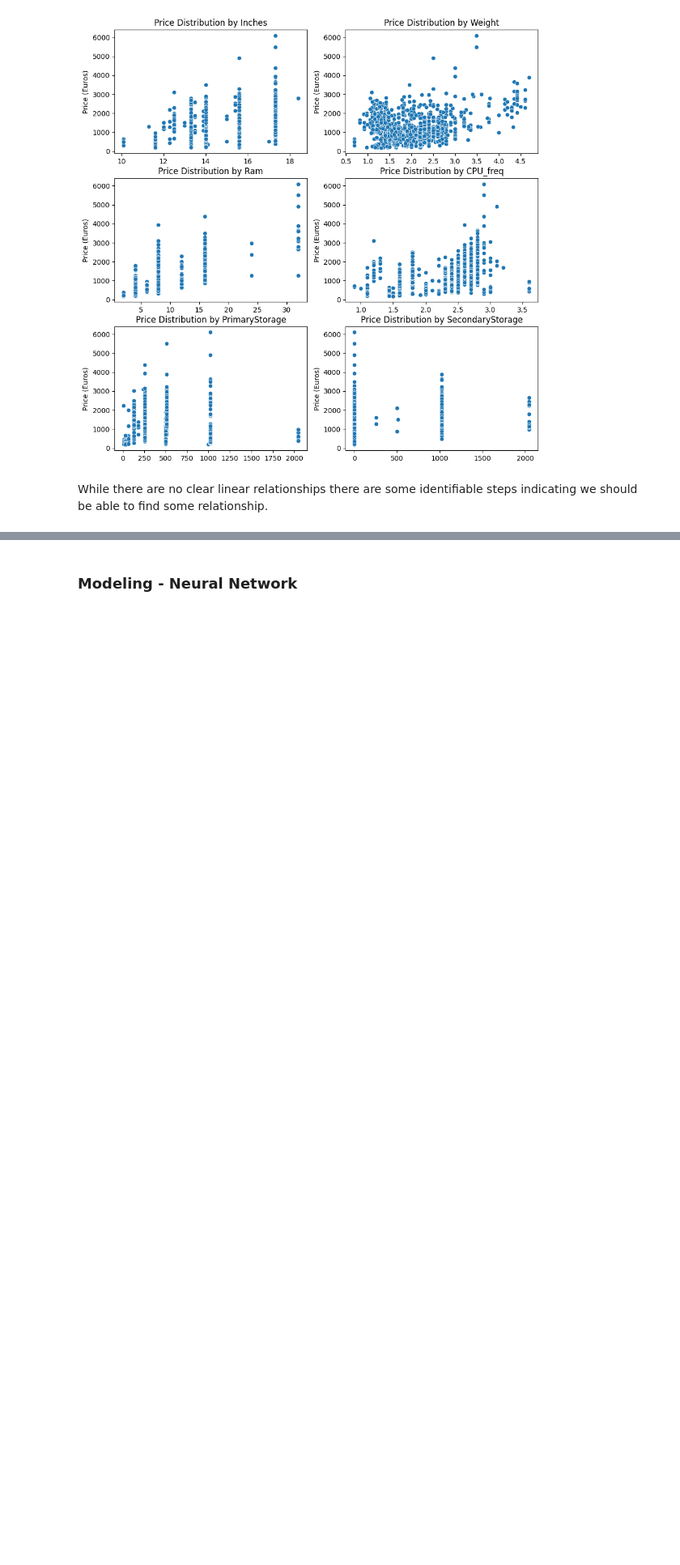
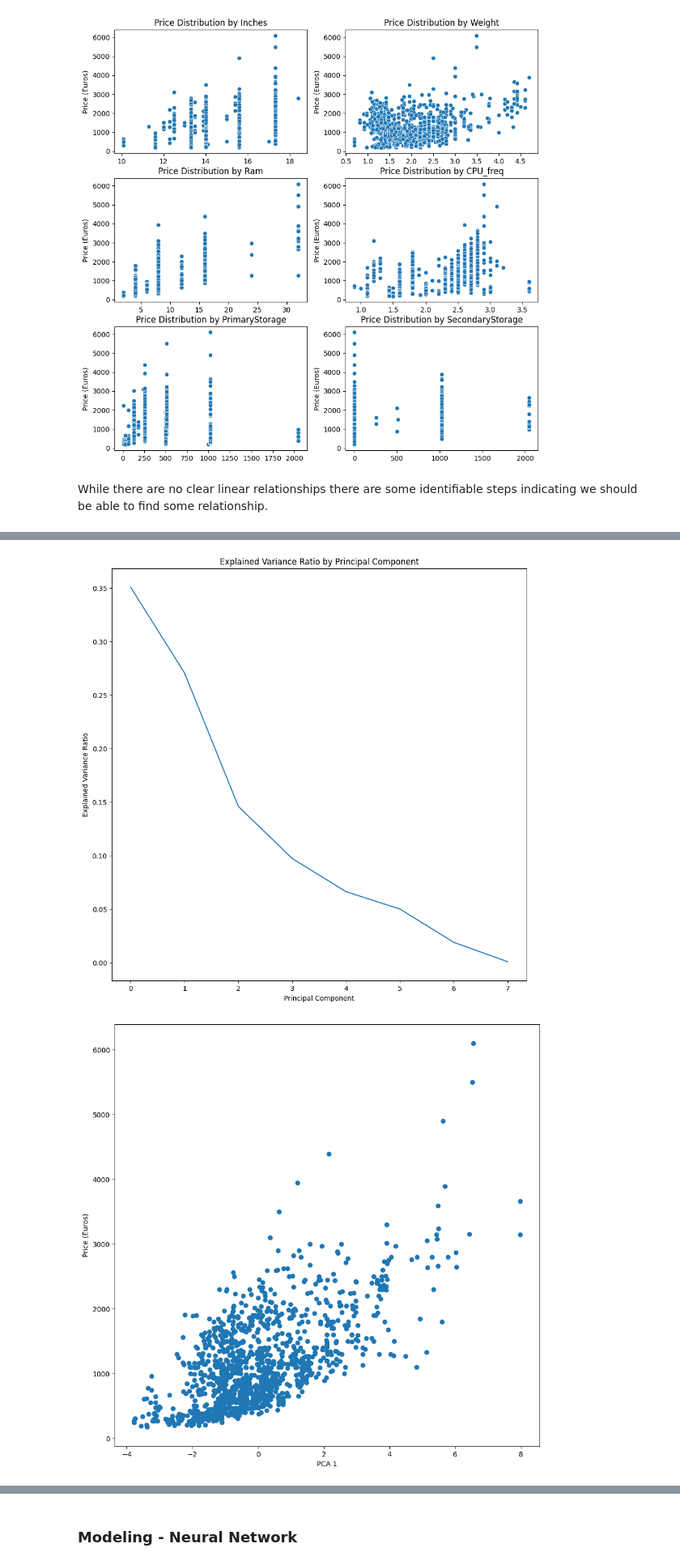
Before and after one commit to wortcook/UMKC, a Jupyter notebook: Fall2024/CS5530-0005/proj/notebook.ipynb, the cells around one changed output, grey strips where cells are left out. Shown at 81% size. Saved outputs shown, nothing was run; the diff lists cells and outputs as text; code cells hidden in the pictures; blank space fills up the shorter version.

```diff
--- a/Fall2024/CS5530-0005/proj/notebook.ipynb
+++ b/Fall2024/CS5530-0005/proj/notebook.ipynb
@@ -327,0 +340,42 @@ While there are no clear linear relationships there are some identifiable steps
+# %%
+X = df_laptops_numeric.drop(columns=['Price_euros'])
+Y = df_laptops_numeric['Price_euros']
+
+# X = df_laptops_numeric.drop(columns=['Price_euros'])
+# Y = df_laptops_numeric['Price_euros']
+
+#Scale the numeric columns
+scaler = StandardScaler()
+X = scaler.fit_transform(X)
+
+pca = PCA(n_components=8)
+
+X_pca = pca.fit_transform(X)
+
+#Plot the explained variance ratio
+plt.plot(pca.explained_variance_ratio_)
+plt.xlabel('Principal Component')
+plt.ylabel('Explained Variance Ratio')
+plt.title('Explained Variance Ratio by Principal Component')
+plt.show()
+
+#plot PCA 1 vs Price
+plt.scatter(X_pca[:, 0], Y)
+plt.xlabel('PCA 1')
+plt.ylabel('Price (Euros)')
+plt.show()
+
+#plot PCA 2 vs Price
+plt.scatter(X_pca[:, 1], Y)
+plt.xlabel('PCA 2')
+plt.ylabel('Price (Euros)')
+plt.show()
+
+#plot PCA 3 vs Price
+plt.scatter(X_pca[:, 2], Y)
+plt.xlabel('PCA 3')
+plt.ylabel('Price (Euros)')
+plt.show()
+# %% [output]
+[figure, added]
+[figure, added]
```
Also changed, not shown: parts of 23 cells of this notebook.
